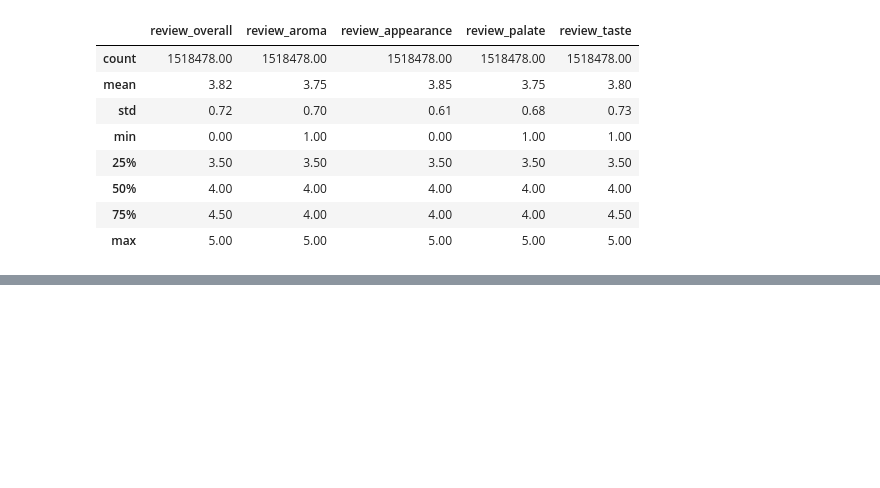
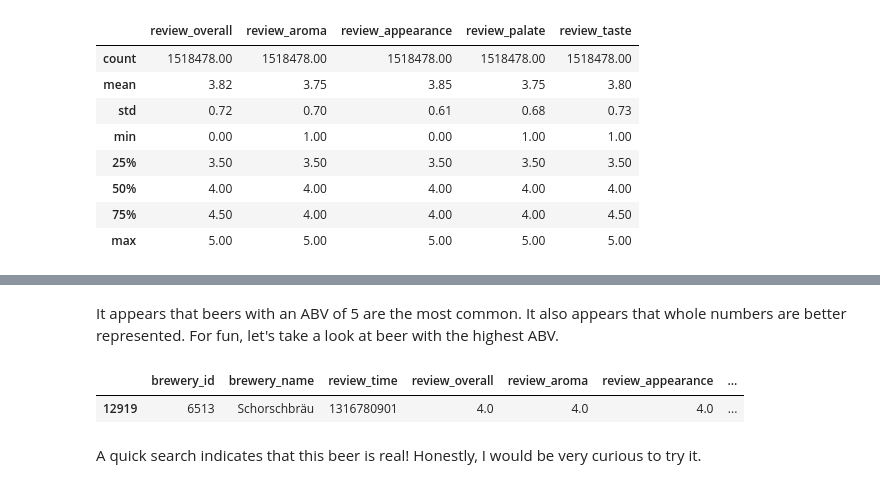
Before and after one commit to LucasLyons/Beer-Project, a Jupyter notebook: Beer Review Data Analysis.ipynb, the cells around one changed output, grey strips where cells are left out. Cells and saved outputs as stored; diff of their text form; code cells hidden in the pictures; blank space fills up the shorter version.

```diff
--- a/Beer Review Data Analysis.ipynb
+++ b/Beer Review Data Analysis.ipynb
@@ -98,0 +136,9 @@ We can see from the above results that the distribution for each score is simila
+# %% [markdown]
+It appears that beers with an ABV of 5 are the most common. It also appears that whole numbers are better represented. For fun, let's take a look at beer with the highest ABV.
+# %%
+beer.loc[beer['beer_abv'] == max(beer['beer_abv'])]
+# %% [output]
+|  | brewery_id | brewery_name | review_time | review_overall | review_aroma | review_appearance | ... |
+| 12919 | 6513 | Schorschbräu | 1316780901 | 4.0 | 4.0 | 4.0 | ... |
+# %% [markdown]
+A quick search indicates that this beer is real! Honestly, I would be very curious to try it.
```
Also changed, not shown: parts of 7 cells of this notebook, 1 other file.
